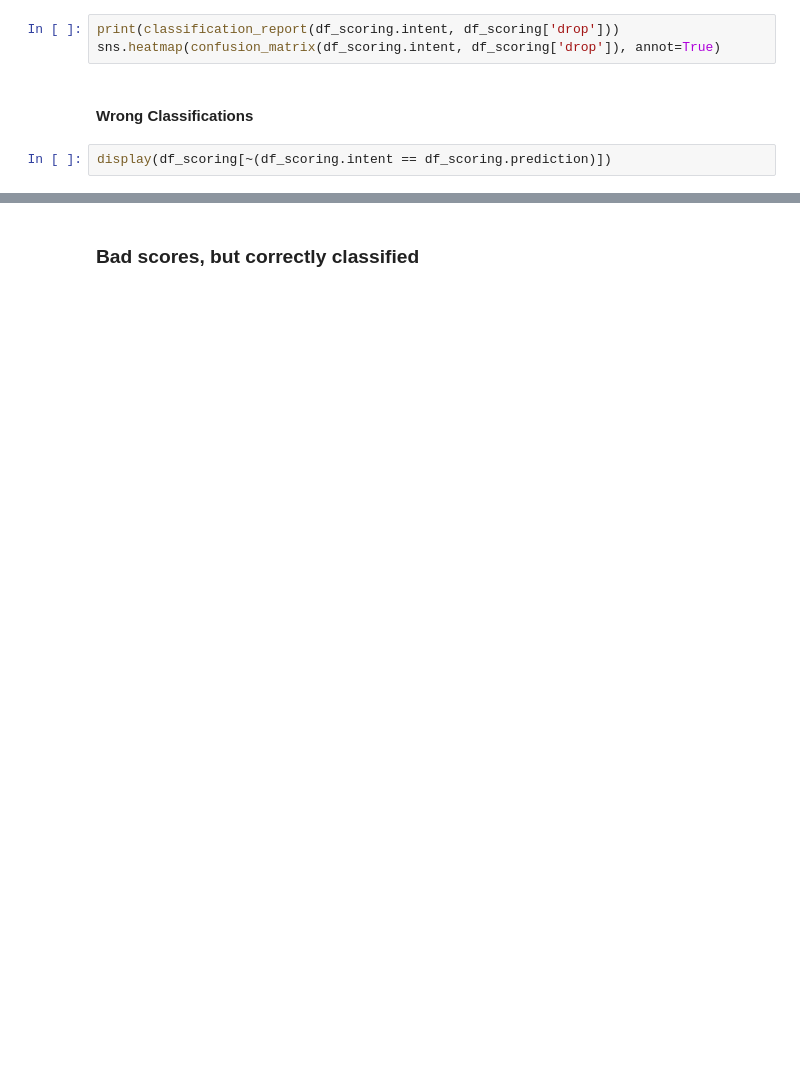
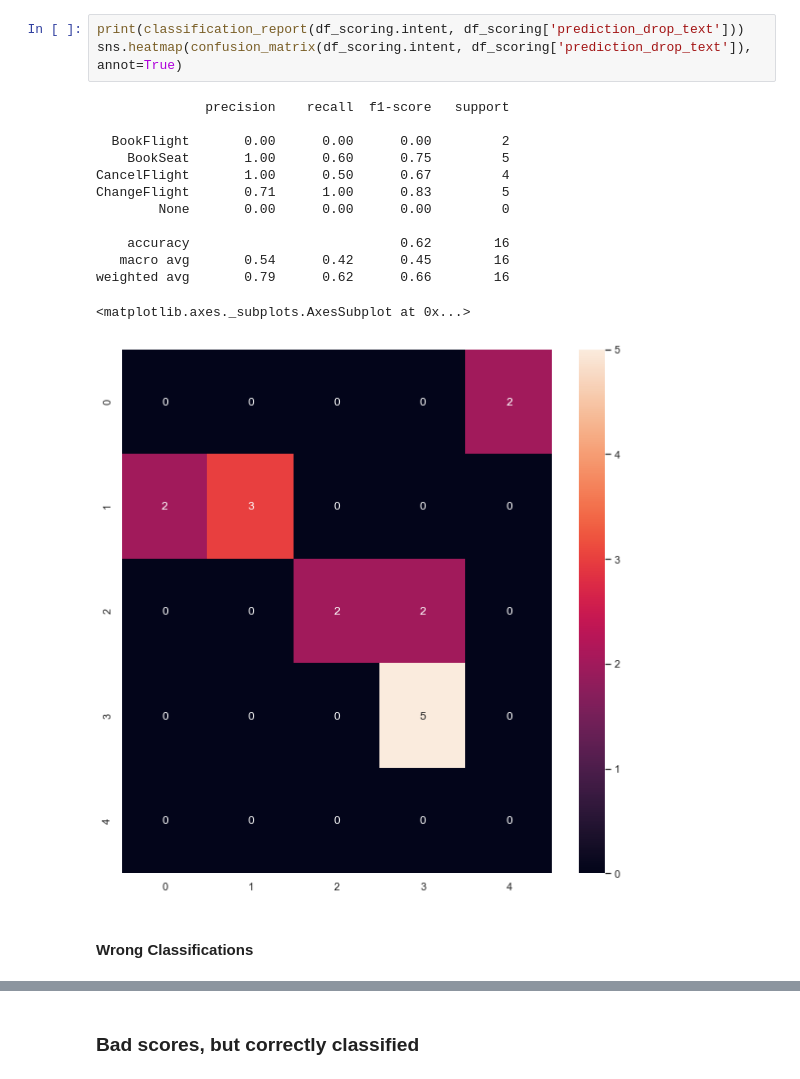
Before and after one commit to microsoft/glue, a Jupyter notebook: notebooks/Eval - LUIS Scoring Review.ipynb, the cells around one changed output, grey strips where cells are left out. Cells and saved outputs as stored; diff of their text form; blank space fills up the shorter version.

```diff
--- a/notebooks/Eval - LUIS Scoring Review.ipynb
+++ b/notebooks/Eval - LUIS Scoring Review.ipynb
@@ -29,7 +61,19 @@ sns.heatmap(confusion_matrix(df_scoring.intent, df_scoring.prediction), annot=Tr
 # %%
-print(classification_report(df_scoring.intent, df_scoring['drop']))
-sns.heatmap(confusion_matrix(df_scoring.intent, df_scoring['drop']), annot=True)
+print(classification_report(df_scoring.intent, df_scoring['prediction_drop_text']))
+sns.heatmap(confusion_matrix(df_scoring.intent, df_scoring['prediction_drop_text']), annot=True)
+# %% [output]
+              precision    recall  f1-score   support
+
+  BookFlight       0.00      0.00      0.00         2
+    BookSeat       1.00      0.60      0.75         5
+CancelFlight       1.00      0.50      0.67         4
+ChangeFlight       0.71      1.00      0.83         5
+        None       0.00      0.00      0.00         0
+
+    accuracy                           0.62        16
+   macro avg       0.54      0.42      0.45        16
+weighted avg       0.79      0.62      0.66        16
+<matplotlib.axes._subplots.AxesSubplot at 0x...>
+[figure, added]
 # %% [markdown]
 #### Wrong Classifications
-# %%
-display(df_scoring[~(df_scoring.intent == df_scoring.prediction)])
```
Also changed, not shown: parts of 27 cells of this notebook, 2 other files.
